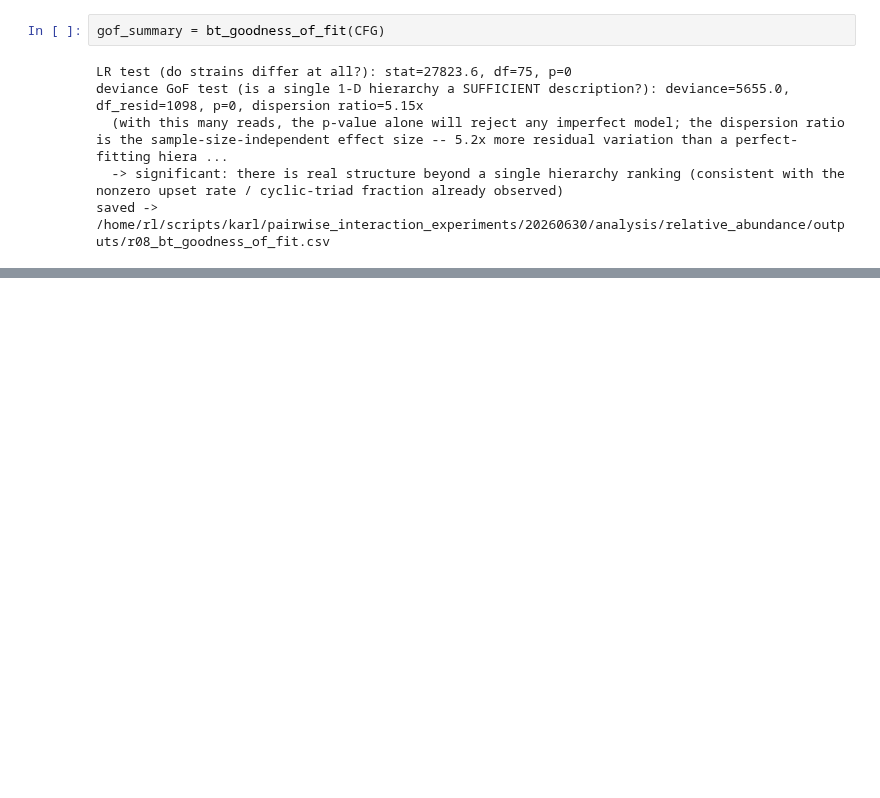
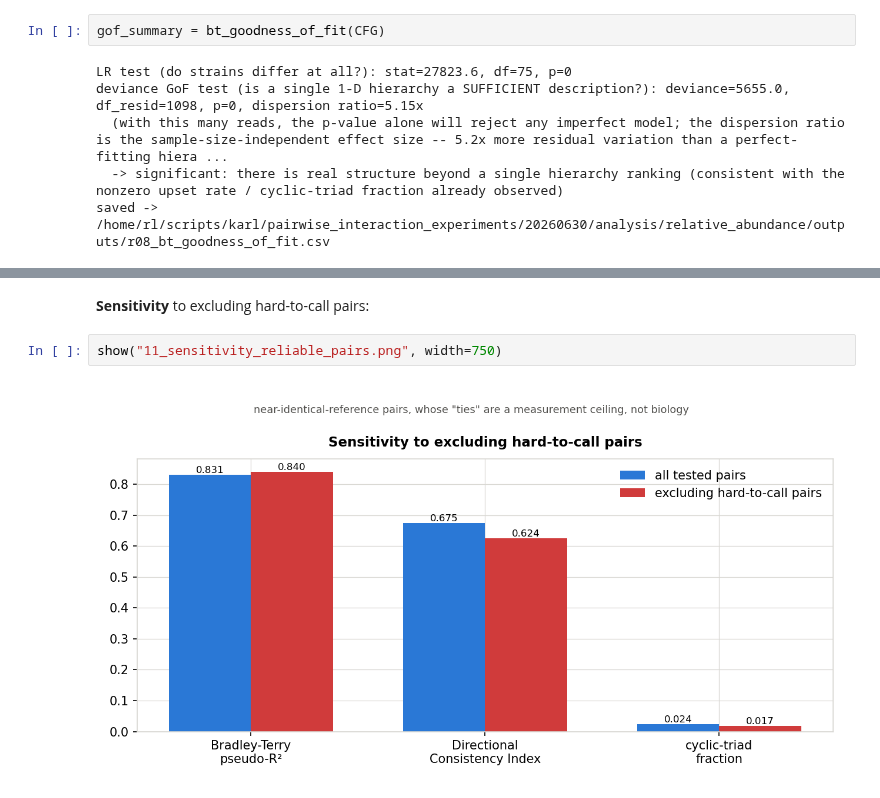
Before and after one commit to RatzkeLab/pairwise-interactions, a Jupyter notebook: 20260630/analysis/relative_abundance/relative_abundance_20260630.ipynb, the cells around one changed output, grey strips where cells are left out. Drawn from its saved outputs; the diff is of its cells as text; blank space fills up the shorter version.

```diff
--- a/20260630/analysis/relative_abundance/relative_abundance_20260630.ipynb
+++ b/20260630/analysis/relative_abundance/relative_abundance_20260630.ipynb
@@ -302,3 +359,9 @@ show("08_permutation_test.png", width=900)
+# %% [markdown]
+**Sensitivity** to excluding hard-to-call pairs:
+# %%
+show("11_sensitivity_reliable_pairs.png", width=750)
+# %% [output]
+[figure, added]
 # %% [markdown]
 ## Key findings
 
```
Also changed, not shown: parts of 16 cells of this notebook, 2 other files.
